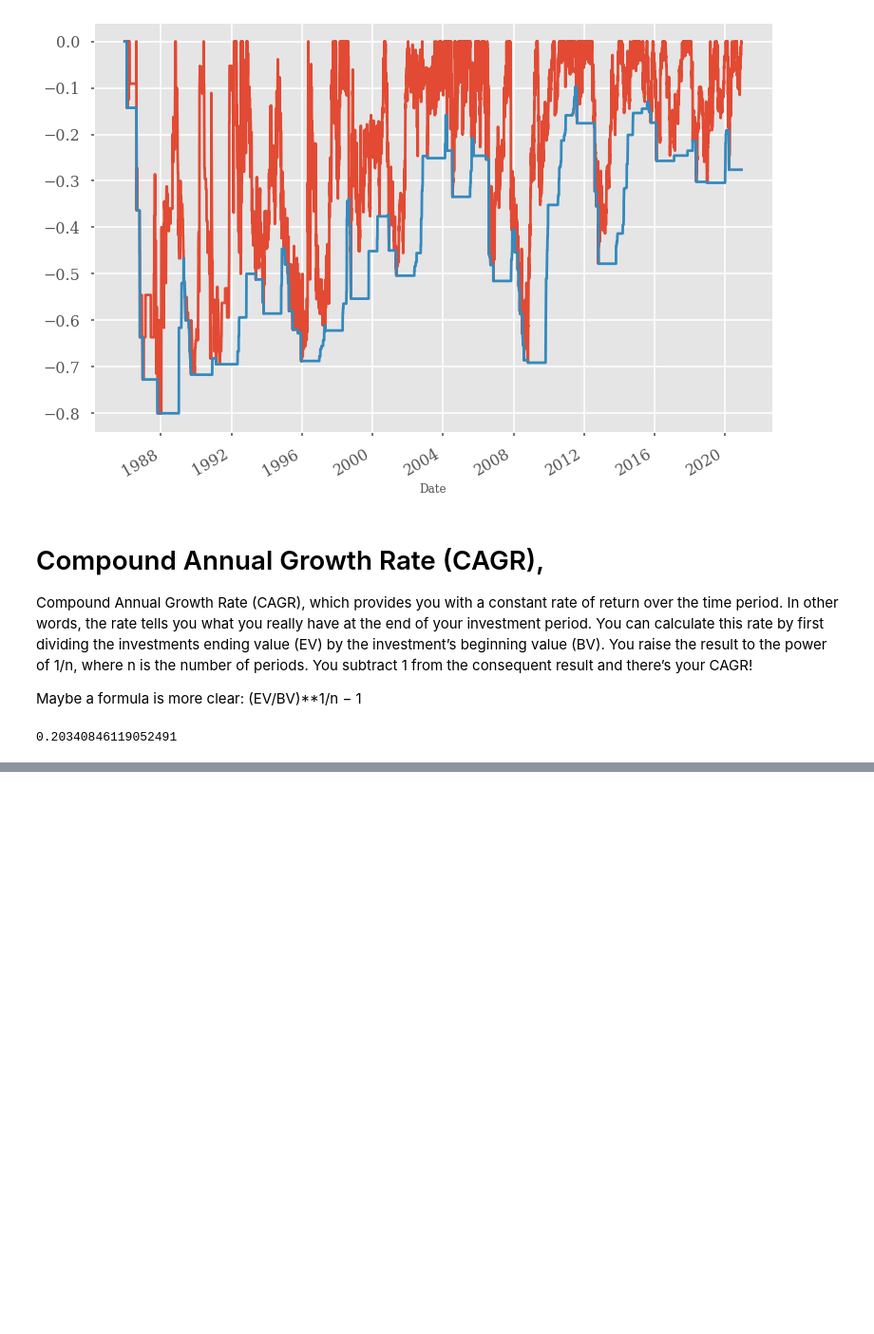
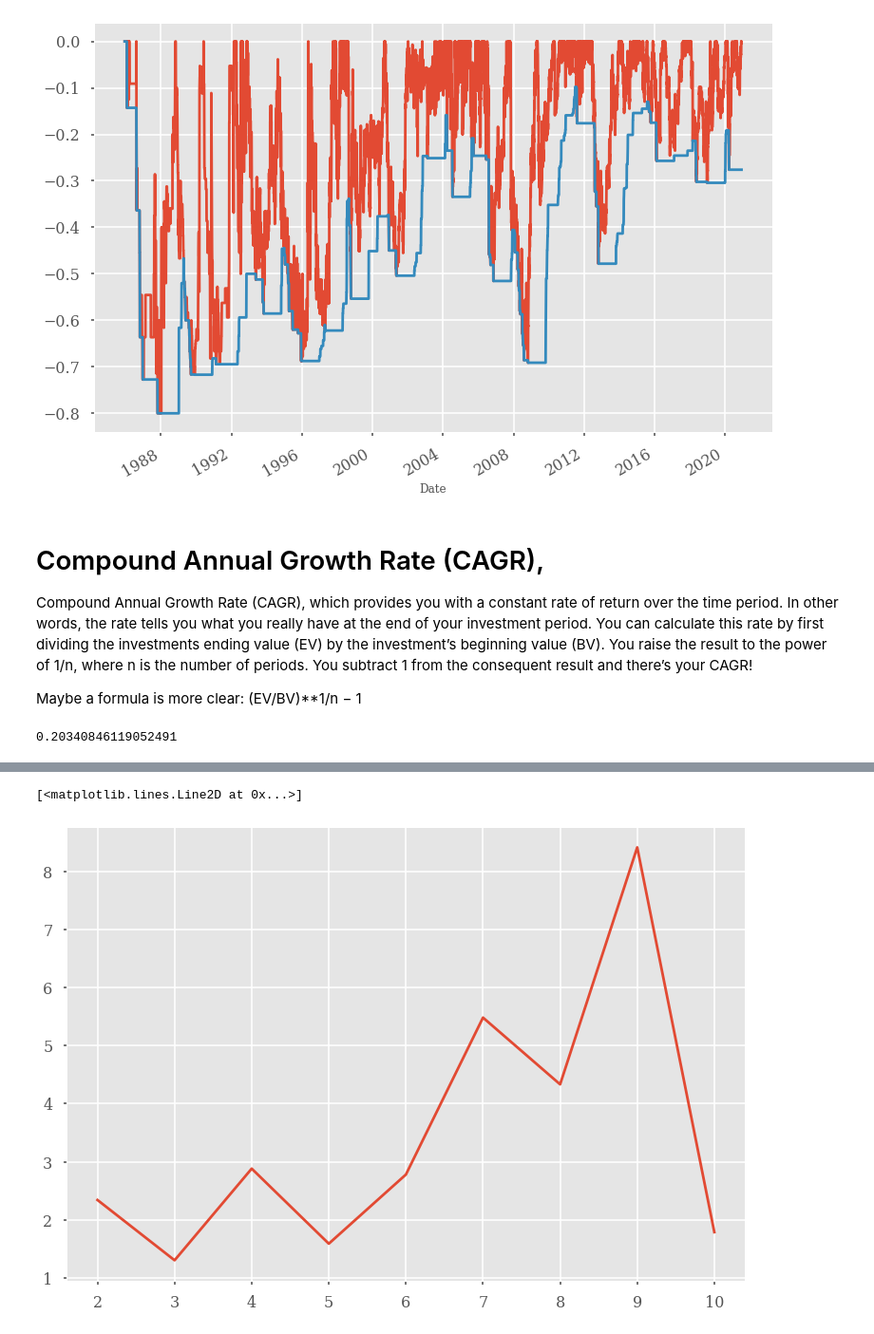
Before and after one commit to ShaanAu/Algo_Trading_Financial_Analysis, a Jupyter notebook: Algorithmic Trading Analysis.ipynb, the cells around one changed output, grey strips where cells are left out. Shown: that part at 95% size. Saved outputs shown, nothing was run; the diff lists cells and outputs as text; code cells hidden in the pictures; blank space fills up the shorter version.

Commit message:
adding neural network using ReLu to predict share price

```diff
--- a/Algorithmic Trading Analysis.ipynb
+++ b/Algorithmic Trading Analysis.ipynb
@@ -440,0 +466,29 @@ print(cagr)
+# %%
+train_inputs = inputs[:-1000]
+val_inputs = inputs[-1000:]
+train_targets = targets[:-1000]
+val_targets = targets[-1000:]
+# %%
+def select_inputs(data, start, end, epochs):
+    models = {}
+    for inputs in range(start, end+1):
+        print('Using {} inputs'.format(inputs))
+        model_inputs, targets = generate_series(data, inputs)
+
+        train_inputs = model_inputs[:-1000]
+        val_inputs = model_inputs[-1000:]
+        train_targets = targets[:-1000]
+        val_targets = targets[-1000:]
+
+        m = create_model(inputs)
+        print('Training')
+        m.compile(optimizer='adam', loss='mse')
+        h = m.fit(train_inputs, train_targets,
+                  epochs=epochs,
+                  batch_size=32,
+                  validation_data=(val_inputs, val_targets))
+        model_info = {'model': m, 'history': h.history}
+        models[inputs] = model_info
+    return models
+# %%
+trained_models = select_inputs(normalised_h, 2, 10, 20)
@@ -440,0 +513,7 @@ print(cagr)
+# %%
+model_stats = {}
+for k, v in trained_models.items():
+    train_history = v['history']
+    loss = train_history['loss'][-1]
+    val_loss = train_history['val_loss'][-1]
+    model_stats[k] = {'inputs': k, 'loss': loss, 'val_loss': val_loss}
@@ -440,0 +534,10 @@ print(cagr)
+# %%
+val_loss = []
+indices = []
+for k, v in model_stats.items():
+    indices.append(k)
+    val_loss.append(v['val_loss'])
+plt.plot(indices, val_loss)
+# %% [output]
+[<matplotlib.lines.Line2D at 0x...>]
+[figure, added]
```
Also changed, not shown: parts of 10 cells of this notebook.
